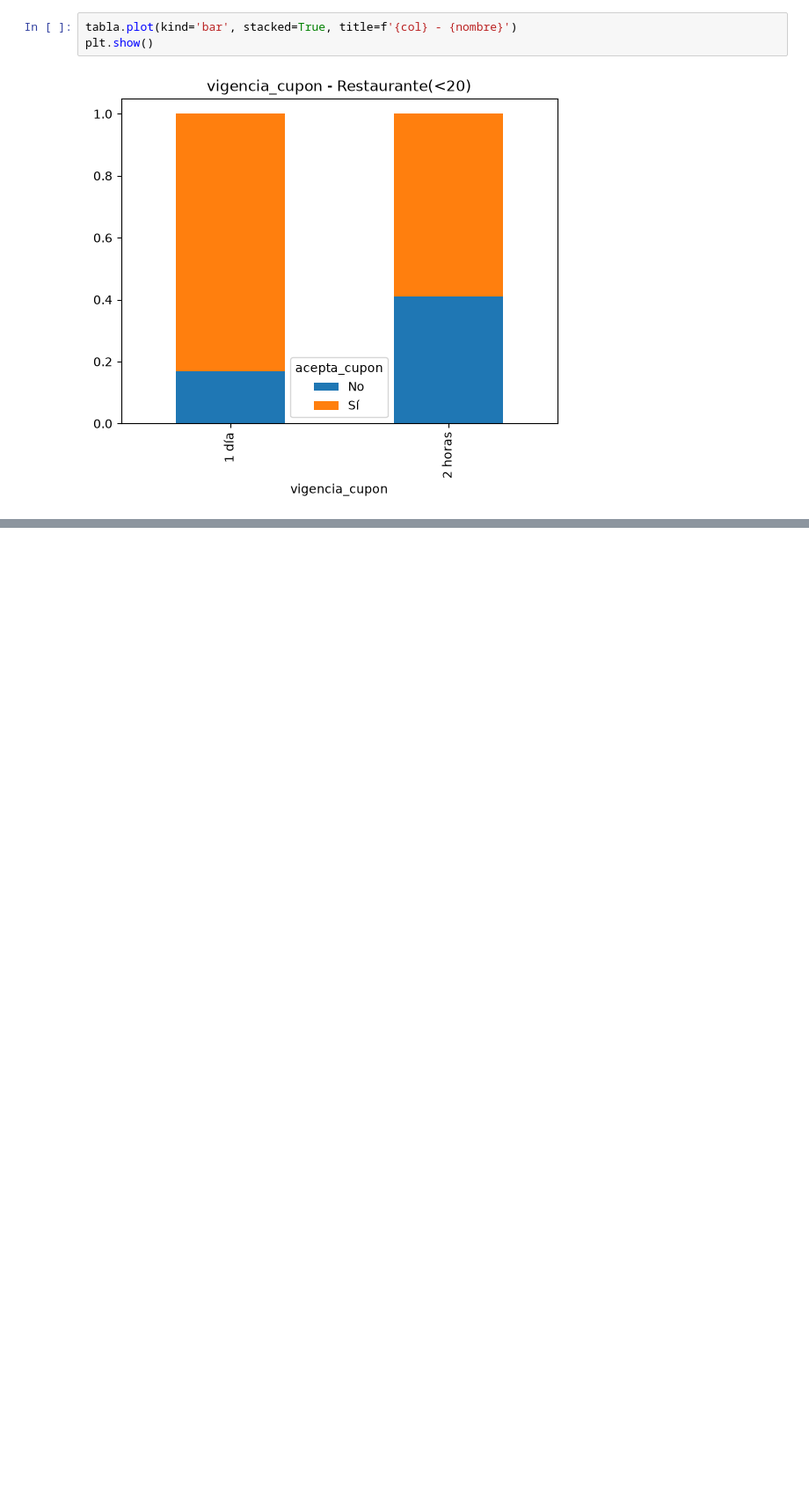
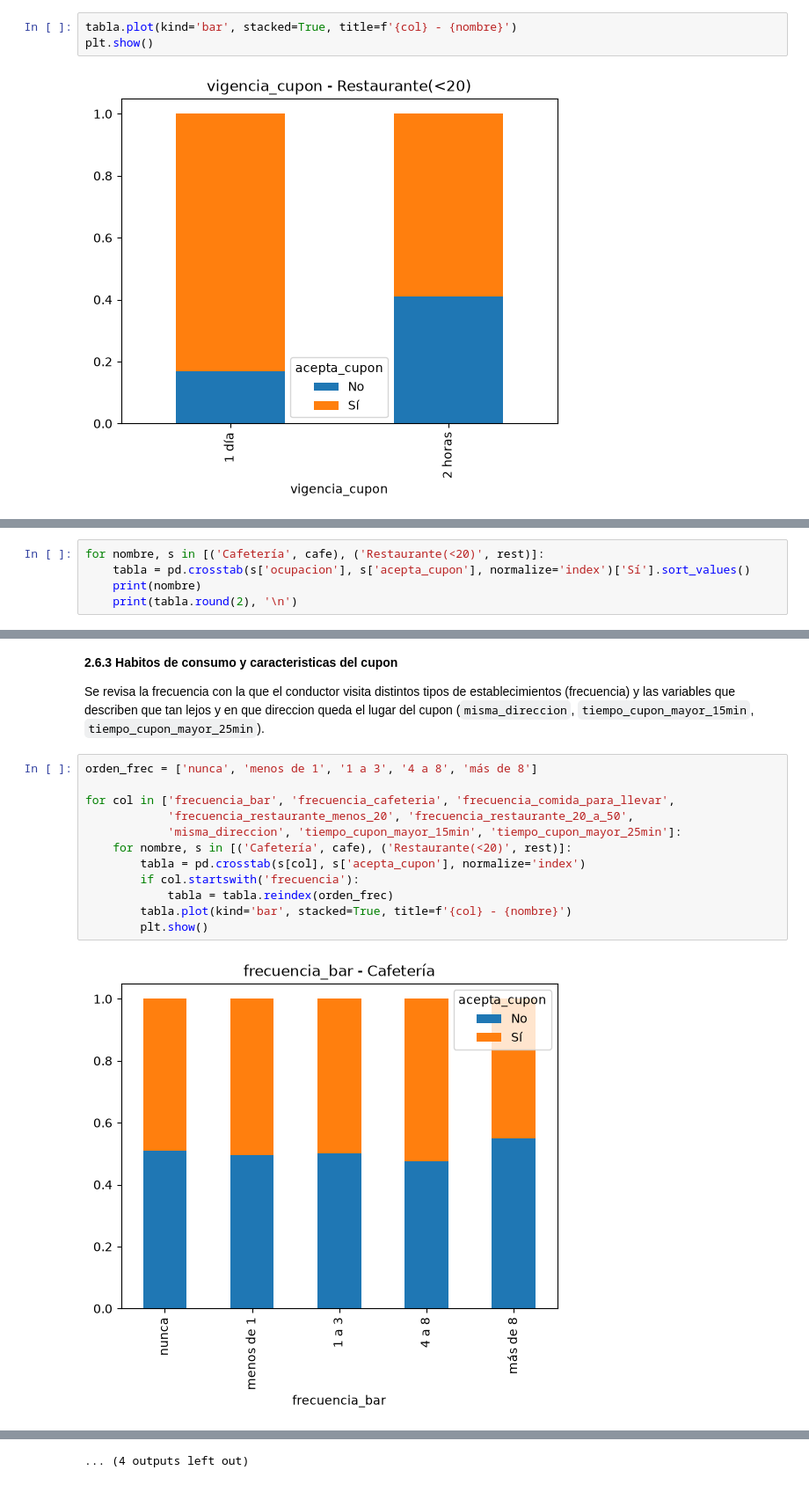
Before and after one commit to samuelmolinal/Lab3-ML, a Jupyter notebook: Laboratorio 3 - Clasificación.ipynb, the cells around one changed output, grey strips where cells are left out. Shown at 88% size. Drawn from its saved outputs; the diff is of its cells as text; blank space fills up the shorter version.

```diff
--- a/Laboratorio 3 - Clasificación.ipynb
+++ b/Laboratorio 3 - Clasificación.ipynb
@@ -258,0 +293,5 @@ plt.show()
+# %%
+for nombre, s in [('Cafetería', cafe), ('Restaurante(<20)', rest)]:
+    tabla = pd.crosstab(s['ocupacion'], s['acepta_cupon'], normalize='index')['Sí'].sort_values()
+    print(nombre)
+    print(tabla.round(2), '\n')
@@ -258,0 +322,18 @@ plt.show()
+# %% [markdown]
+**2.6.3 Habitos de consumo y caracteristicas del cupon**
+
+Se revisa la frecuencia con la que el conductor visita distintos tipos de establecimientos (frecuencia) y las variables que describen que tan lejos y en que direccion queda el lugar del cupon (`misma_direccion`, `tiempo_cupon_mayor_15min`, `tiempo_cupon_mayor_25min`).
+# %%
+orden_frec = ['nunca', 'menos de 1', '1 a 3', '4 a 8', 'más de 8']
+
+for col in ['frecuencia_bar', 'frecuencia_cafeteria', 'frecuencia_comida_para_llevar',
+            'frecuencia_restaurante_menos_20', 'frecuencia_restaurante_20_a_50',
+            'misma_direccion', 'tiempo_cupon_mayor_15min', 'tiempo_cupon_mayor_25min']:
+    for nombre, s in [('Cafetería', cafe), ('Restaurante(<20)', rest)]:
+        tabla = pd.crosstab(s[col], s['acepta_cupon'], normalize='index')
+        if col.startswith('frecuencia'):
+            tabla = tabla.reindex(orden_frec)
+        tabla.plot(kind='bar', stacked=True, title=f'{col} - {nombre}')
+        plt.show()
+# %% [output]
+[figure, added]
@@ -258,0 +351 @@ plt.show()
+... (4 outputs left out)
```
Also changed, not shown: parts of 30 cells of this notebook.
